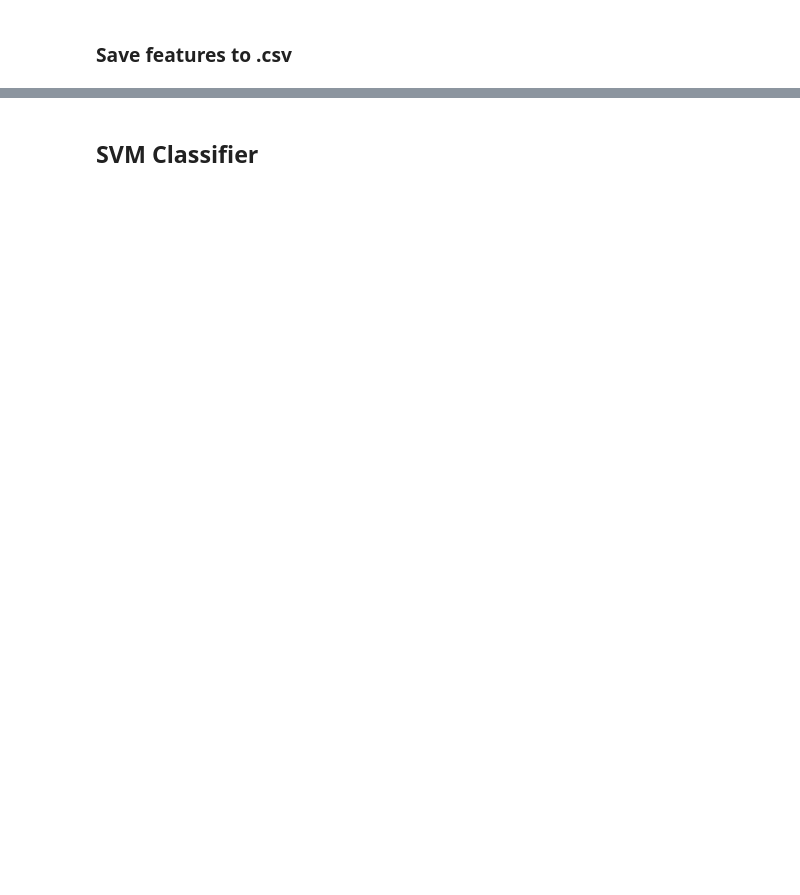
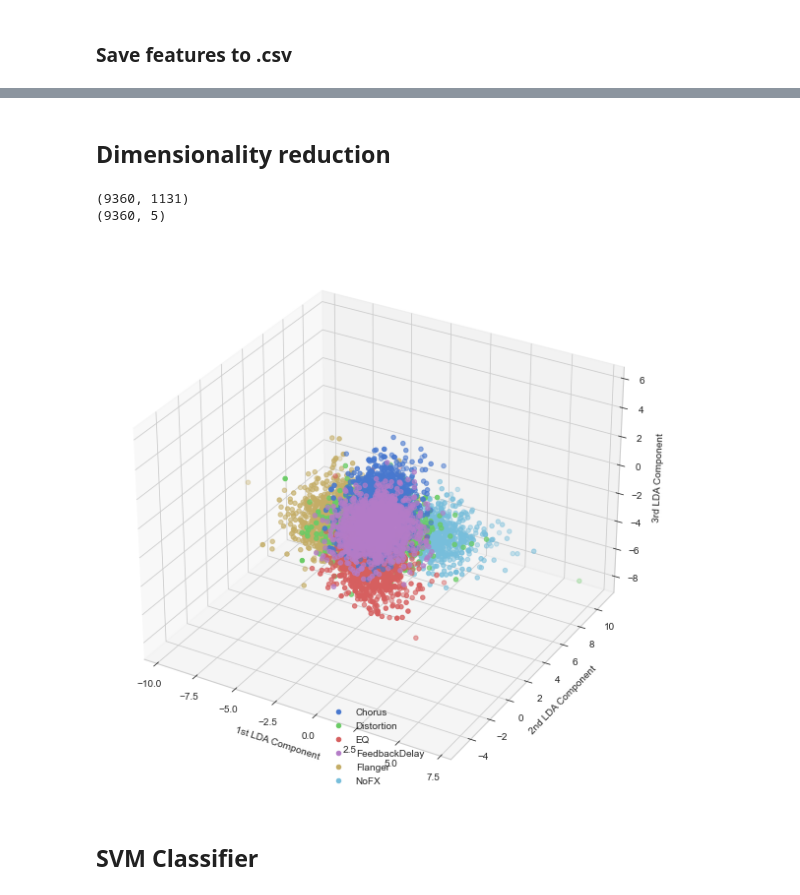
Before and after one commit to VoggLyster/AudioFXClassification, a Jupyter notebook: Project.ipynb, the cells around one changed output, grey strips where cells are left out. Cells and saved outputs as stored; diff of their text form; code cells hidden in the pictures; blank space fills up the shorter version.

```diff
--- a/Project.ipynb
+++ b/Project.ipynb
@@ -161,6 +161,40 @@ scaler.fit(feat_train)
 #applying scaling to both train and test set
 feat_train = scaler.transform(feat_train)
 feat_test = scaler.transform(feat_test)
+# %% [markdown]
+## Dimensionality reduction
+# %%
+from sklearn.discriminant_analysis import LinearDiscriminantAnalysis
+lda = LinearDiscriminantAnalysis()
+
+lda.fit(feat_train, lab_train)
+
+print(features.shape)
+
+proj_feat_train = lda.transform(feat_train)
+proj_feat_test = lda.transform(feat_test)
+
+proj_features = lda.transform(scaler.transform(features))
+print(proj_features.shape)
+
+with plt.style.context('seaborn-whitegrid'):
+    fig = plt.figure(figsize=(8, 8))
+    ax = fig.add_subplot(projection='3d')
+    for lab_val, lab_name in zip(range(0,len(classes)),classes):
+        ax.scatter(proj_features[labels==lab_val, 2],
+                    proj_features[labels==lab_val, 3],
+                    proj_features[labels==lab_val, 4],
+                    label=lab_name)
+    ax.set_xlabel('1st LDA Component')
+    ax.set_ylabel('2nd LDA Component')
+    ax.set_zlabel('3rd LDA Component')
+    ax.legend(loc='lower center')
+    plt.tight_layout()
+    plt.show()
+# %% [output]
+(9360, 1131)
+(9360, 5)
+[figure, added]
 # %% [markdown]
 ## SVM Classifier
 # %%
```
Also changed, not shown: parts of 12 cells of this notebook.
